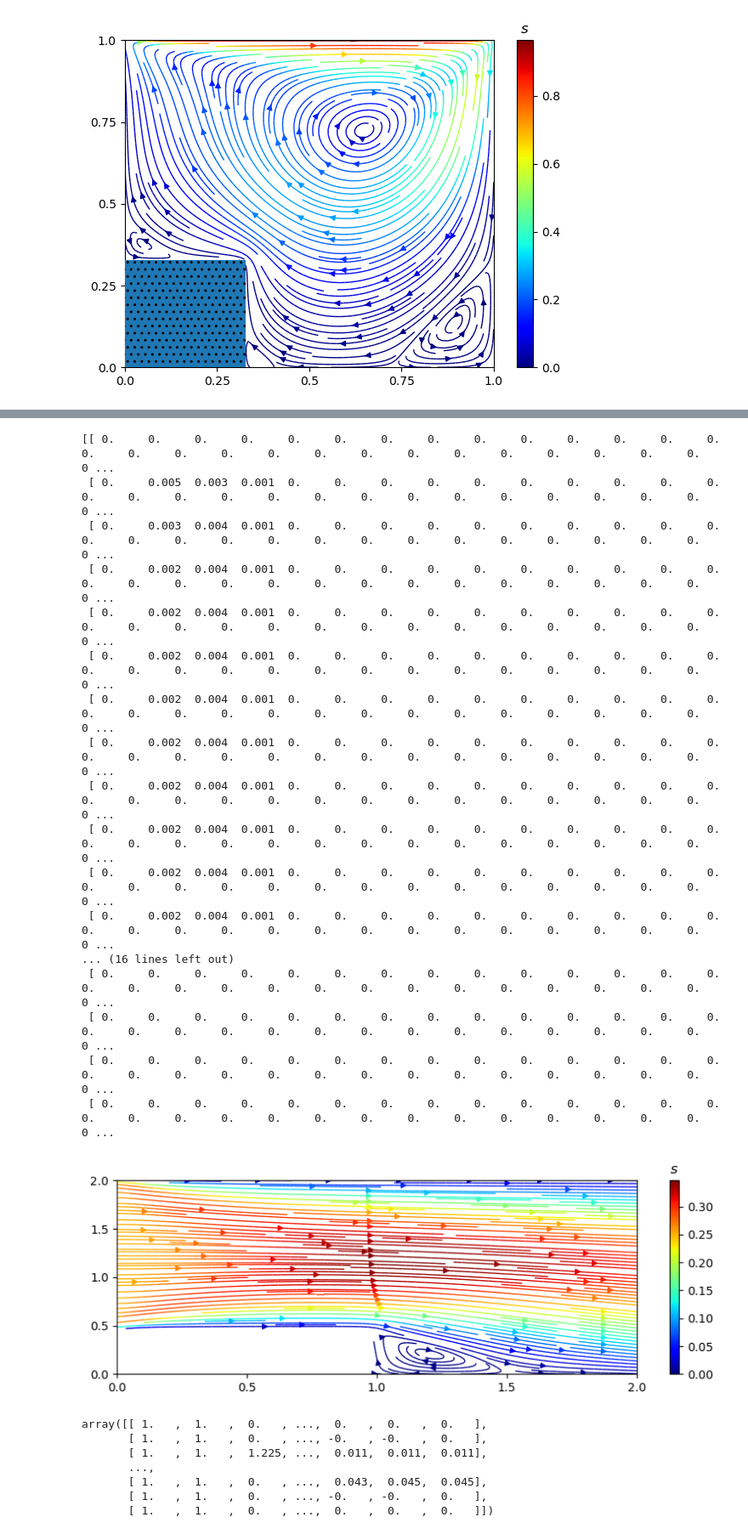
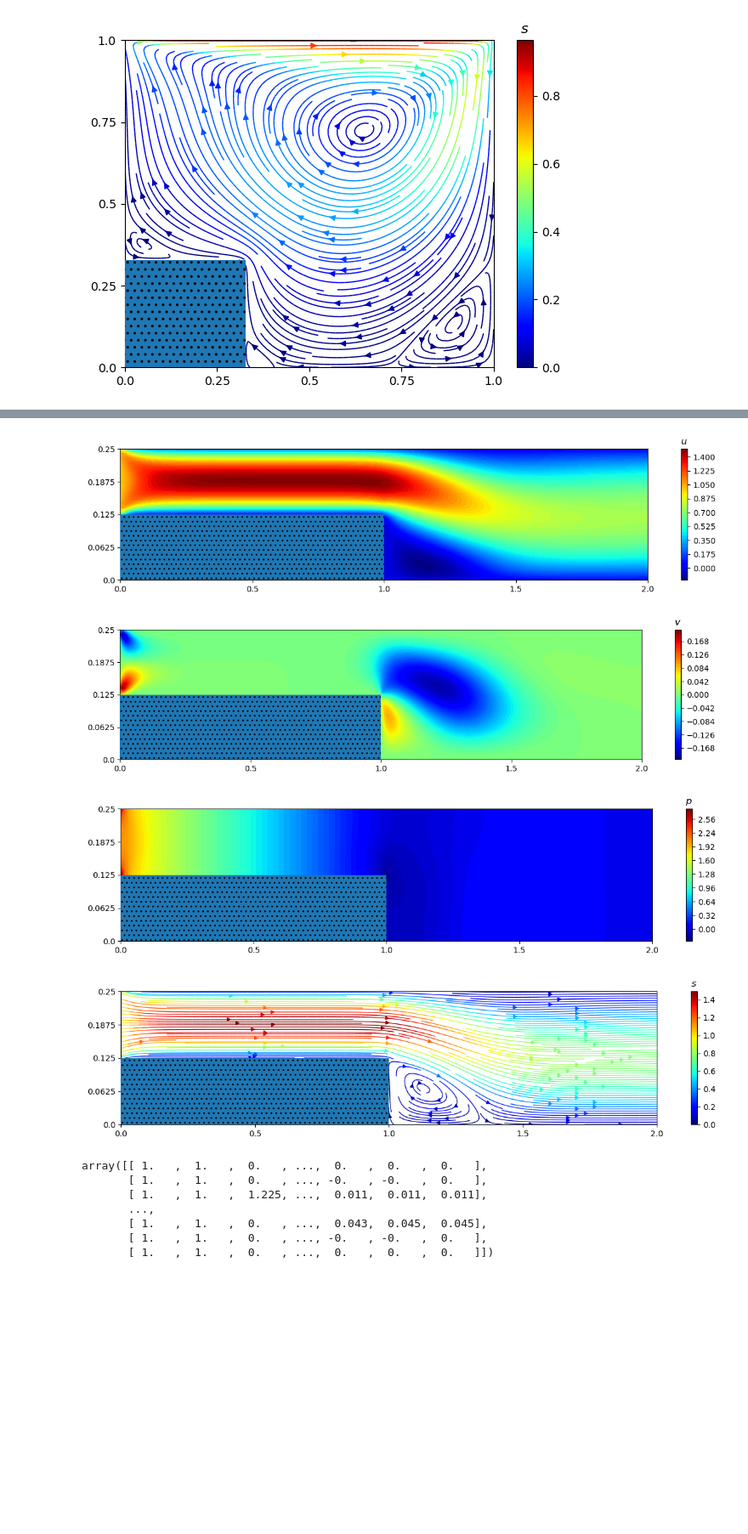
Before and after one commit to cl0udsw1tch/NavierStokesSolver, a Jupyter notebook: test.ipynb, the cells around one changed output, grey strips where cells are left out. Shown: that part at 85% size. Saved outputs shown, nothing was run; the diff lists cells and outputs as text; code cells hidden in the pictures; blank space fills up the shorter version.

```diff
--- a/test.ipynb
+++ b/test.ipynb
@@ -1460,20 +1470,0 @@ n3.solve('m', threshold=1e-4)
-# %%
-with np.printoptions(threshold=np.inf): print(n3.b['p\''])
-# %% [output]
-[[ 0.     0.     0.     0.     0.     0.     0.     0.     0.     0.     0.     0.     0.     0.     0.     0.     0.     0.     0.     0.     0.     0.     0.     0.     0.     0.     0.     0.     0 ...
- [ 0.     0.005  0.003  0.001  0.     0.     0.     0.     0.     0.     0.     0.     0.     0.     0.     0.     0.     0.     0.     0.     0.     0.     0.     0.     0.     0.     0.     0.     0 ...
- [ 0.     0.003  0.004  0.001  0.     0.     0.     0.     0.     0.     0.     0.     0.     0.     0.     0.     0.     0.     0.     0.     0.     0.     0.     0.     0.     0.     0.     0.     0 ...
- [ 0.     0.002  0.004  0.001  0.     0.     0.     0.     0.     0.     0.     0.     0.     0.     0.     0.     0.     0.     0.     0.     0.     0.     0.     0.     0.     0.     0.     0.     0 ...
- [ 0.     0.002  0.004  0.001  0.     0.     0.     0.     0.     0.     0.     0.     0.     0.     0.     0.     0.     0.     0.     0.     0.     0.     0.     0.     0.     0.     0.     0.     0 ...
- [ 0.     0.002  0.004  0.001  0.     0.     0.     0.     0.     0.     0.     0.     0.     0.     0.     0.     0.     0.     0.     0.     0.     0.     0.     0.     0.     0.     0.     0.     0 ...
- [ 0.     0.002  0.004  0.001  0.     0.     0.     0.     0.     0.     0.     0.     0.     0.     0.     0.     0.     0.     0.     0.     0.     0.     0.     0.     0.     0.     0.     0.     0 ...
- [ 0.     0.002  0.004  0.001  0.     0.     0.     0.     0.     0.     0.     0.     0.     0.     0.     0.     0.     0.     0.     0.     0.     0.     0.     0.     0.     0.     0.     0.     0 ...
- [ 0.     0.002  0.004  0.001  0.     0.     0.     0.     0.     0.     0.     0.     0.     0.     0.     0.     0.     0.     0.     0.     0.     0.     0.     0.     0.     0.     0.     0.     0 ...
- [ 0.     0.002  0.004  0.001  0.     0.     0.     0.     0.     0.     0.     0.     0.     0.     0.     0.     0.     0.     0.     0.     0.     0.     0.     0.     0.     0.     0.     0.     0 ...
- [ 0.     0.002  0.004  0.001  0.     0.     0.     0.     0.     0.     0.     0.     0.     0.     0.     0.     0.     0.     0.     0.     0.     0.     0.     0.     0.     0.     0.     0.     0 ...
- [ 0.     0.002  0.004  0.001  0.     0.     0.     0.     0.     0.     0.     0.     0.     0.     0.     0.     0.     0.     0.     0.     0.     0.     0.     0.     0.     0.     0.     0.     0 ...
-... (16 lines left out)
- [ 0.     0.     0.     0.     0.     0.     0.     0.     0.     0.     0.     0.     0.     0.     0.     0.     0.     0.     0.     0.     0.     0.     0.     0.     0.     0.     0.     0.     0 ...
- [ 0.     0.     0.     0.     0.     0.     0.     0.     0.     0.     0.     0.     0.     0.     0.     0.     0.     0.     0.     0.     0.     0.     0.     0.     0.     0.     0.     0.     0 ...
- [ 0.     0.     0.     0.     0.     0.     0.     0.     0.     0.     0.     0.     0.     0.     0.     0.     0.     0.     0.     0.     0.     0.     0.     0.     0.     0.     0.     0.     0 ...
- [ 0.     0.     0.     0.     0.     0.     0.     0.     0.     0.     0.     0.     0.     0.     0.     0.     0.     0.     0.     0.     0.     0.     0.     0.     0.     0.     0.     0.     0 ...
@@ -1482,7 +1471,13 @@ n3._set_homog_neum_uv_()
-# %%
-n5.plot(None, levels=50, streamlines=2, figsize=(10,3))
-# %% [output]
-[figure, removed]
+# %%
+n3.plot('u', levels=80, streamlines=0, figsize=(15, 3))
+n3.plot('v', levels=80, streamlines=0, figsize=(15, 3))
+n3.plot('p', levels=80, streamlines=0, figsize=(15, 3))
+n3.plot(None, levels=0, streamlines=2, figsize=(15, 3))
+# %% [output]
+[figure, added]
+[figure, added]
+[figure, added]
+[figure, added]
 # %%
 n6._set_dirichlet_uv_()
 # %%
```
Also changed, not shown: parts of 5 cells of this notebook, 1 other file.
